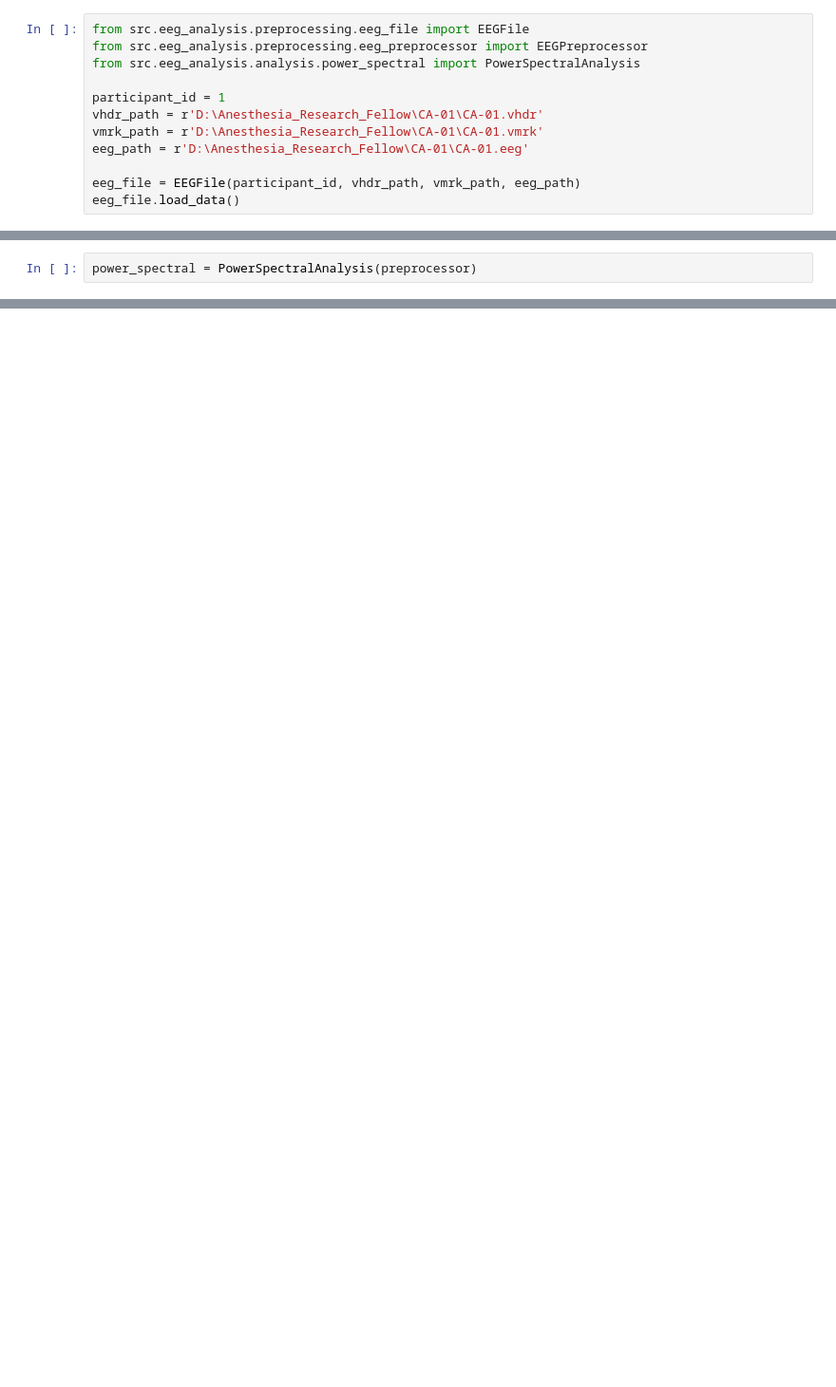
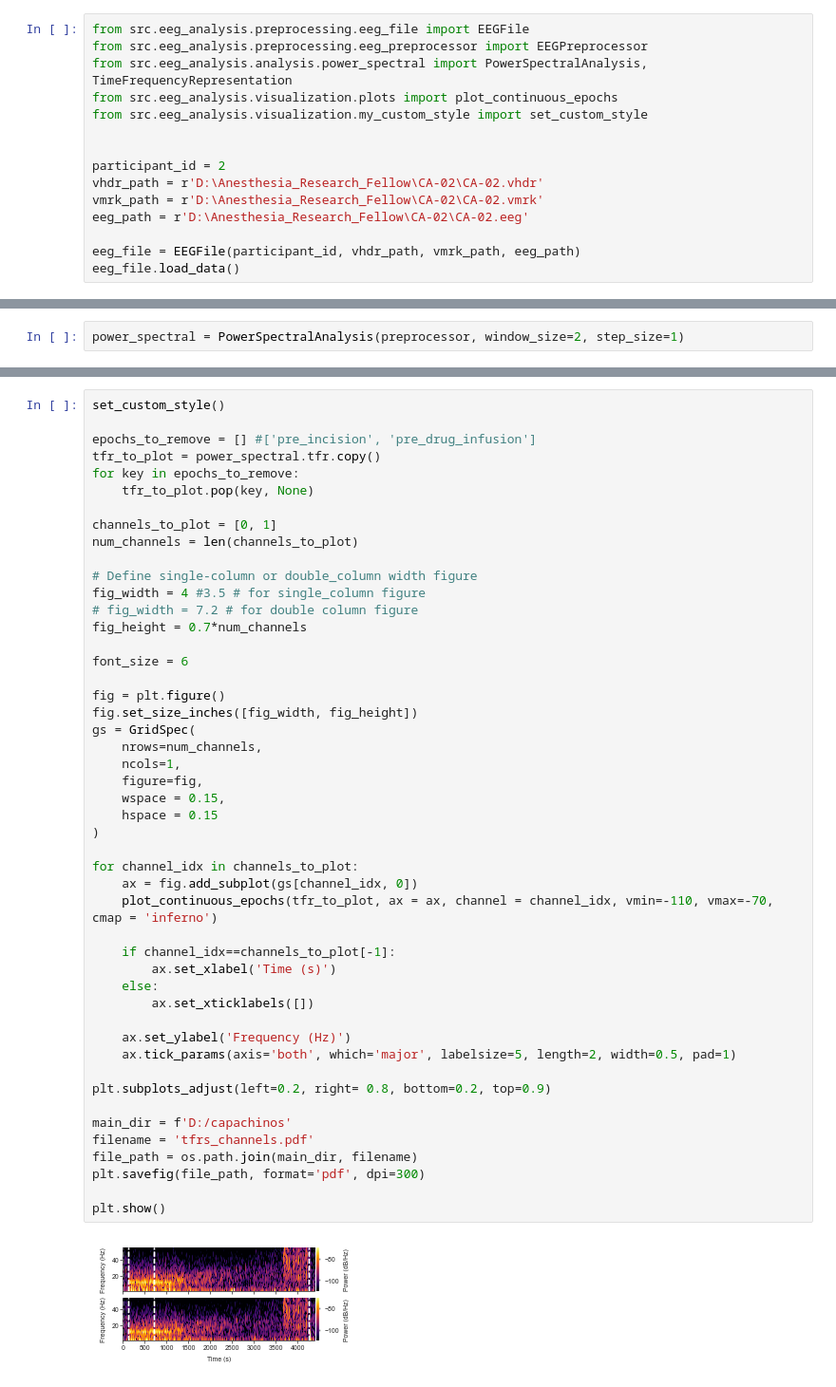
Before and after one commit to maboudi/capachinos, a Jupyter notebook: notebooks/time_frequency_map.ipynb, the cells around one changed output, grey strips where cells are left out. Shown at 95% size. Cells and saved outputs as stored; diff of their text form; blank space fills up the shorter version.

```diff
--- a/notebooks/time_frequency_map.ipynb
+++ b/notebooks/time_frequency_map.ipynb
@@ -7,12 +10,15 @@ sys.path.append('D:/capachinos')
 # %%
 from src.eeg_analysis.preprocessing.eeg_file import EEGFile
 from src.eeg_analysis.preprocessing.eeg_preprocessor import EEGPreprocessor
-from src.eeg_analysis.analysis.power_spectral import PowerSpectralAnalysis
+from src.eeg_analysis.analysis.power_spectral import PowerSpectralAnalysis, TimeFrequencyRepresentation
+from src.eeg_analysis.visualization.plots import plot_continuous_epochs
+from src.eeg_analysis.visualization.my_custom_style import set_custom_style
 
-participant_id = 1
-vhdr_path = r'D:\Anesthesia_Research_Fellow\CA-01\CA-01.vhdr'
-vmrk_path = r'D:\Anesthesia_Research_Fellow\CA-01\CA-01.vmrk'
-eeg_path = r'D:\Anesthesia_Research_Fellow\CA-01\CA-01.eeg'
+
+participant_id = 2
+vhdr_path = r'D:\Anesthesia_Research_Fellow\CA-02\CA-02.vhdr'
+vmrk_path = r'D:\Anesthesia_Research_Fellow\CA-02\CA-02.vmrk'
+eeg_path = r'D:\Anesthesia_Research_Fellow\CA-02\CA-02.eeg'
 
 eeg_file = EEGFile(participant_id, vhdr_path, vmrk_path, eeg_path)
 eeg_file.load_data()
@@ -49,2 +48,2 @@ preprocessor.concatenate_data_excluding_noisy_segments(padding = 'zeros')
 # %%
-power_spectral = PowerSpectralAnalysis(preprocessor)
+power_spectral = PowerSpectralAnalysis(preprocessor, window_size=2, step_size=1)
@@ -50,0 +60,50 @@ power_spectral = PowerSpectralAnalysis(preprocessor)
+# %%
+set_custom_style()
+
+epochs_to_remove = [] #['pre_incision', 'pre_drug_infusion']
+tfr_to_plot = power_spectral.tfr.copy()
+for key in epochs_to_remove:
+    tfr_to_plot.pop(key, None)
+
+channels_to_plot = [0, 1]
+num_channels = len(channels_to_plot)
+
+# Define single-column or double_column width figure
+fig_width = 4 #3.5 # for single_column figure
+# fig_width = 7.2 # for double column figure
+fig_height = 0.7*num_channels
+
+font_size = 6
+
+fig = plt.figure()
+fig.set_size_inches([fig_width, fig_height])
+gs = GridSpec(
+    nrows=num_channels,
+    ncols=1,
+    figure=fig,
+    wspace = 0.15,
+    hspace = 0.15
+)
+
+for channel_idx in channels_to_plot:
+    ax = fig.add_subplot(gs[channel_idx, 0])
+    plot_continuous_epochs(tfr_to_plot, ax = ax, channel = channel_idx, vmin=-110, vmax=-70, cmap = 'inferno')
+
+    if channel_idx==channels_to_plot[-1]:
+        ax.set_xlabel('Time (s)')
+    else:
+        ax.set_xticklabels([])
+
+    ax.set_ylabel('Frequency (Hz)')
+    ax.tick_params(axis='both', which='major', labelsize=5, length=2, width=0.5, pad=1)
+
+plt.subplots_adjust(left=0.2, right= 0.8, bottom=0.2, top=0.9)
+
+main_dir = f'D:/capachinos'
+filename = 'tfrs_channels.pdf'
+file_path = os.path.join(main_dir, filename)
+plt.savefig(file_path, format='pdf', dpi=300)
+
+plt.show()
+# %% [output]
+[figure, added]
```
Also changed, not shown: parts of 23 cells of this notebook, 7 other files.
